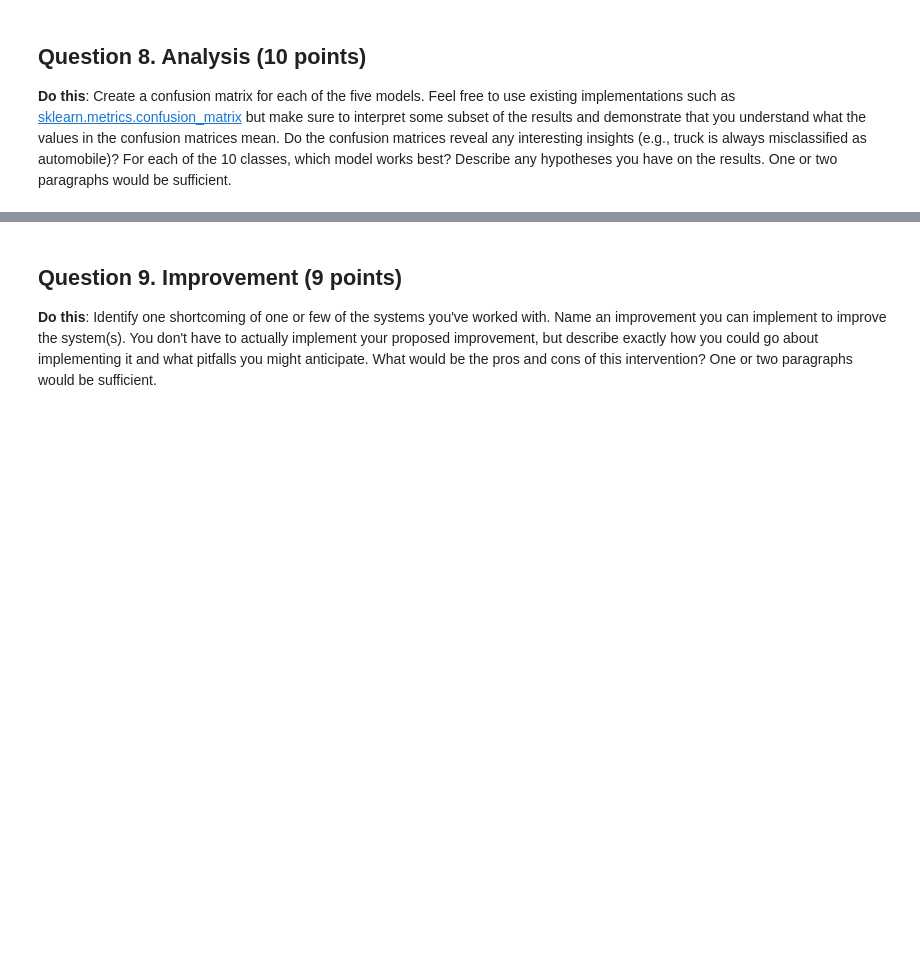
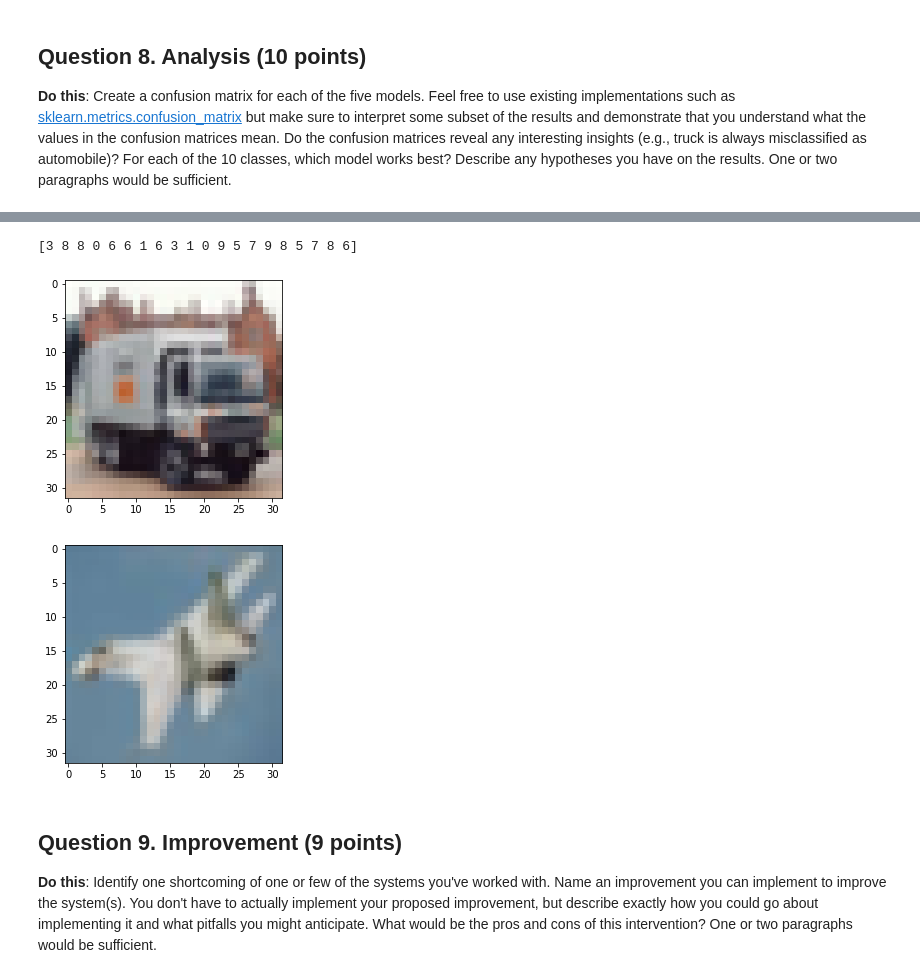
Before and after one commit to iamsamliang/COS429_a2, a Jupyter notebook: assn2_part2.ipynb, the cells around one changed output, grey strips where cells are left out. Saved outputs shown, nothing was run; the diff lists cells and outputs as text; code cells hidden in the pictures; blank space fills up the shorter version.

```diff
--- a/assn2_part2.ipynb
+++ b/assn2_part2.ipynb
@@ -582,3 +653,13 @@ final test set accuracy: 0.367000
+# %%
+print(y_test[:20]) # finding some class representatives for demonstration purposes.
+plt.imshow(X_test[11]/255.0) # class 9
+plt.show()
+plt.imshow(X_test[10]/255.0) # class 0
+plt.show()
+# %% [output]
+[3 8 8 0 6 6 1 6 3 1 0 9 5 7 9 8 5 7 8 6]
+[figure, added]
+[figure, added]
 # %% [markdown]
 ## Question 9. Improvement (9 points)
 
```
Also changed, not shown: parts of 24 cells of this notebook, 2 other files.
